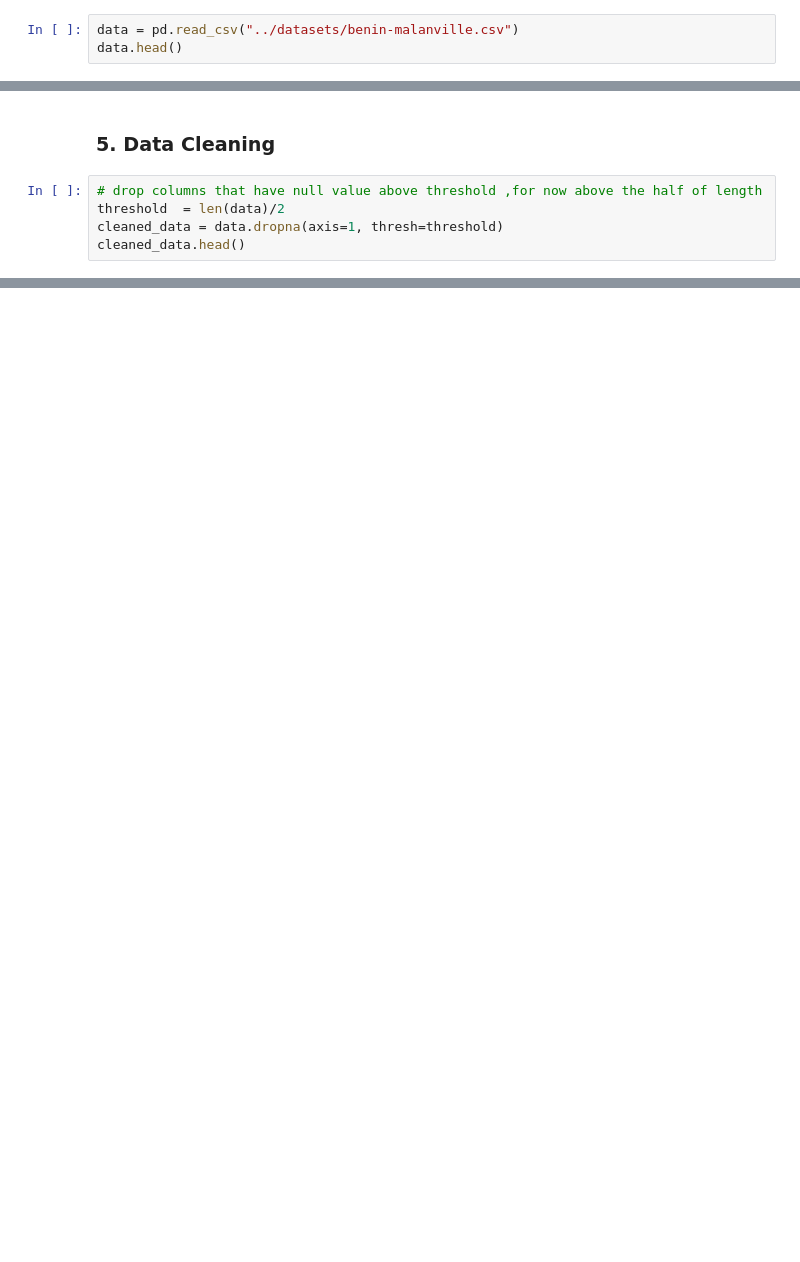
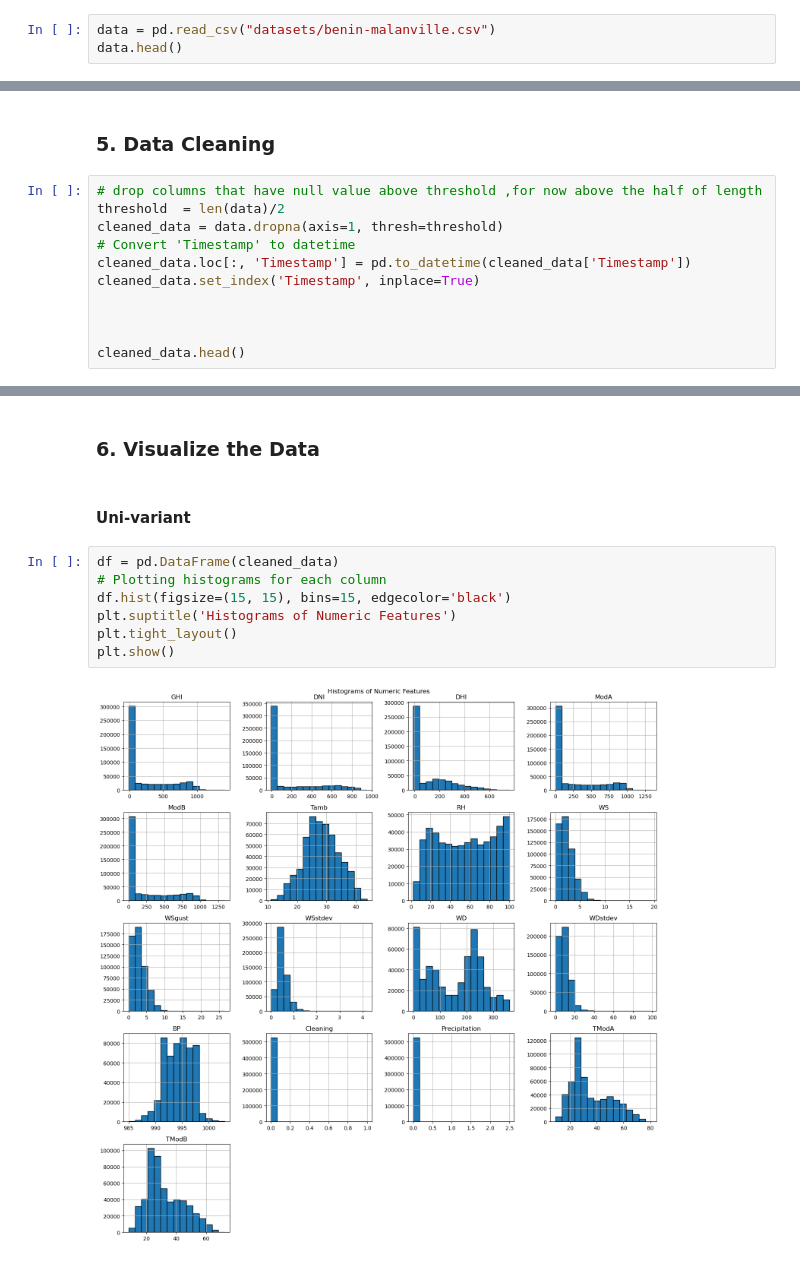
Before and after one commit to J0-Y0/moon_light_energy, a Jupyter notebook: notebooks/EDA_analysis.ipynb, the cells around one changed output, grey strips where cells are left out. Saved outputs shown, nothing was run; the diff lists cells and outputs as text; blank space fills up the shorter version.

Commit message:
data visualization

```diff
--- a/notebooks/EDA_analysis.ipynb
+++ b/notebooks/EDA_analysis.ipynb
@@ -10,5 +11,5 @@ import seaborn as sns
 # %% [markdown]
 ### 2. Load the Dataset and display the first few rows
 # %%
-data = pd.read_csv("../datasets/benin-malanville.csv")
+data = pd.read_csv("datasets/benin-malanville.csv")
 data.head()
@@ -29,4 +70,10 @@ data.isnull().sum()
 # drop columns that have null value above threshold ,for now above the half of length
 threshold  = len(data)/2
 cleaned_data = data.dropna(axis=1, thresh=threshold)
+# Convert 'Timestamp' to datetime
+cleaned_data.loc[:, 'Timestamp'] = pd.to_datetime(cleaned_data['Timestamp'])
+cleaned_data.set_index('Timestamp', inplace=True)
+
+
+
 cleaned_data.head()
@@ -32,0 +88,13 @@ cleaned_data.head()
+# %% [markdown]
+### 6. Visualize the Data
+# %% [markdown]
+####  Uni-variant
+# %%
+df = pd.DataFrame(cleaned_data)
+# Plotting histograms for each column
+df.hist(figsize=(15, 15), bins=15, edgecolor='black')
+plt.suptitle('Histograms of Numeric Features')
+plt.tight_layout()
+plt.show()
+# %% [output]
+[figure, added]
```
Also changed, not shown: parts of 20 cells of this notebook.
